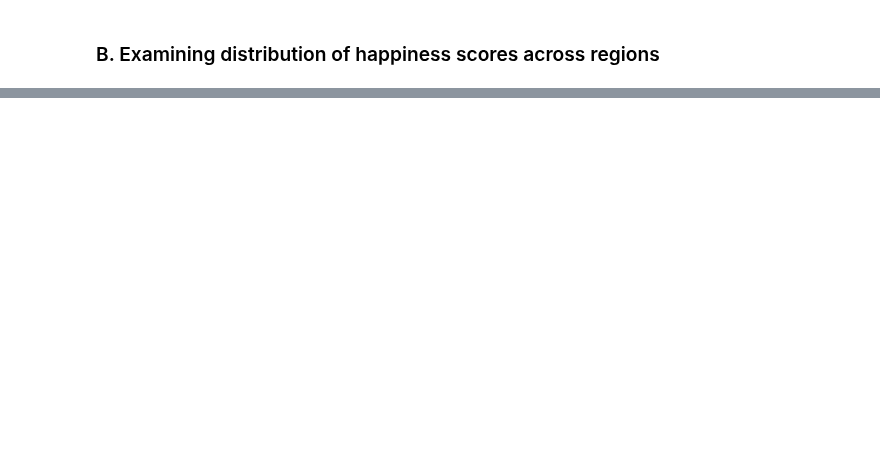
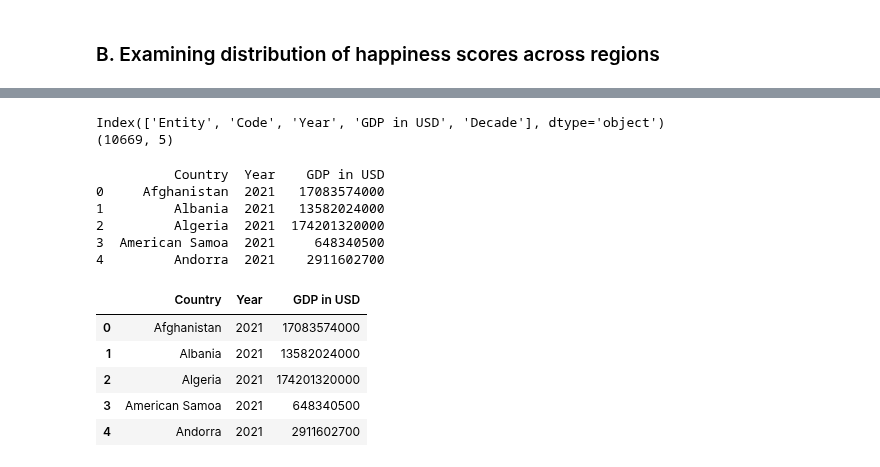
Before and after one commit to anikaarevalo/Happiness_and_world_economy_2021, a Jupyter notebook: Happiness_and_GDP_2021.ipynb, the cells around one changed output, grey strips where cells are left out. Saved outputs shown, nothing was run; the diff lists cells and outputs as text; code cells hidden in the pictures; blank space fills up the shorter version.

```diff
--- a/Happiness_and_GDP_2021.ipynb
+++ b/Happiness_and_GDP_2021.ipynb
@@ -556,0 +524,37 @@ The correlation between happiness scores and GDP per capita in 2021 is roughly 0
+# %%
+print(gdp.columns)
+print(gdp.shape)
+# %% [output]
+Index(['Entity', 'Code', 'Year', 'GDP in USD', 'Decade'], dtype='object')
+(10669, 5)
+# %%
+# Filtering observations for the year 2021
+gdp_2021 = gdp[gdp['Year'] == 2021]
+
+# Dropping unnecessary columns 'Code' and 'Decade'
+gdp_2021 = gdp_2021.drop(['Code', 'Decade'], axis=1)
+
+# Resetting index after filtering
+gdp_2021 = gdp_2021.reset_index(drop=True)
+
+# Renaming the DataFrame to 'gdp_2021'
+gdp_2021 = gdp_2021.rename(columns={'Entity': 'Country'})
+
+# Displaying the resulting DataFrame
+print(gdp_2021.head())
+# %% [output]
+          Country  Year    GDP in USD
+0     Afghanistan  2021   17083574000
+1         Albania  2021   13582024000
+2         Algeria  2021  174201320000
+3  American Samoa  2021     648340500
+4         Andorra  2021    2911602700
+# %%
+gdp_2021.head()
+# %% [output]
+|  | Country | Year | GDP in USD |
+| 0 | Afghanistan | 2021 | 17083574000 |
+| 1 | Albania | 2021 | 13582024000 |
+| 2 | Algeria | 2021 | 174201320000 |
+| 3 | American Samoa | 2021 | 648340500 |
+| 4 | Andorra | 2021 | 2911602700 |
```
Also changed, not shown: parts of 77 cells of this notebook.
